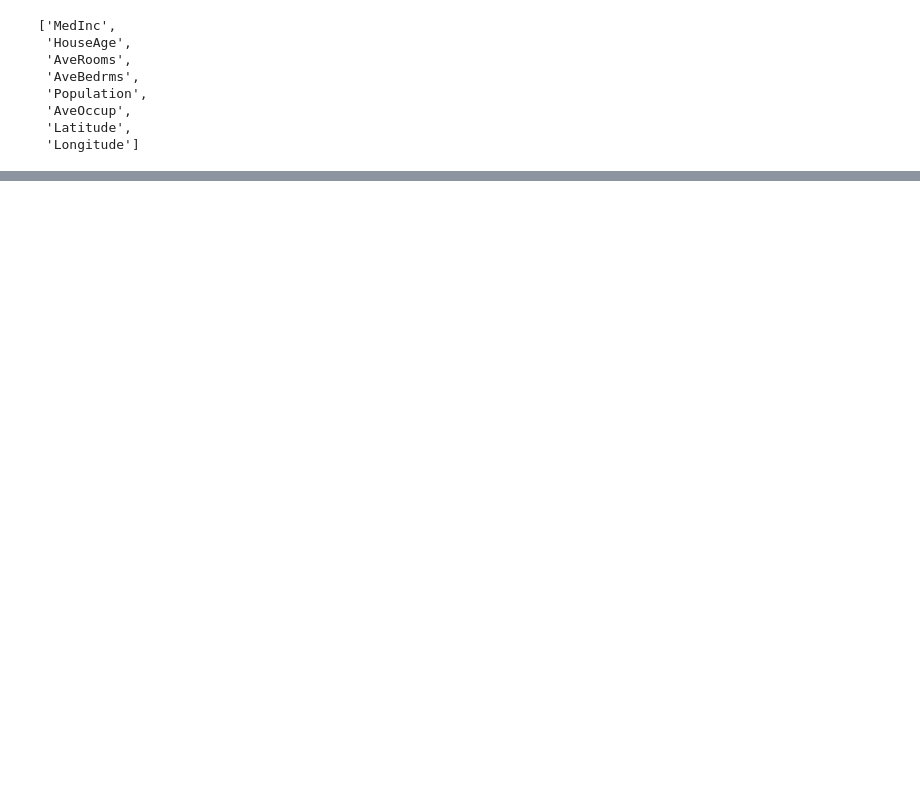
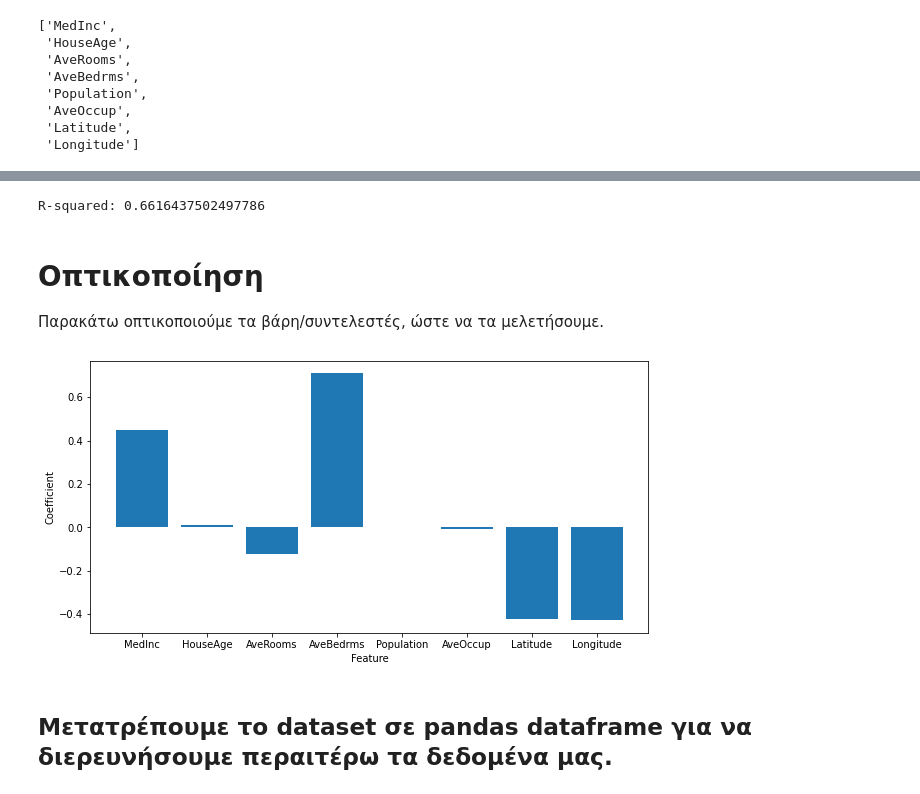
Before and after one commit to Maagnitude/california-housing-xai, a Jupyter notebook: california-housing-xai.ipynb, the cells around one changed output, grey strips where cells are left out. Saved outputs shown, nothing was run; the diff lists cells and outputs as text; code cells hidden in the pictures; blank space fills up the shorter version.

```diff
--- a/california-housing-xai.ipynb
+++ b/california-housing-xai.ipynb
@@ -31,7 +55,9 @@ ds_Y_pred = regr.predict(ds_X_test)
 # %%
 # Output learned model coefficients
-print("Intercept: \n", regr.intercept_)
-print("Coefficients: \n", regr.coef_)
+intercept = regr.intercept_
+coefficients = regr.coef_
+print("Intercept: \n", intercept,"\n")
+print("Coefficients: \n", coefficients)
 # %% [output]
 Intercept:
  -36.308638344599295
@@ -82,0 +123,20 @@ plt.show()
+# %%
+r2 = r2_score(ds_Y_test, ds_Y_pred)
+print("R-squared:", r2)
+# %% [output]
+R-squared: 0.6616437502497786
+# %% [markdown]
+# **Οπτικοποίηση**
+Παρακάτω οπτικοποιούμε τα βάρη/συντελεστές, ώστε να τα μελετήσουμε.
+# %%
+plt.figure(figsize=(10,5))
+plt.bar(feature_names, coefficients)
+
+plt.xlabel('Feature')
+plt.ylabel('Coefficient')
+
+plt.show()
+# %% [output]
+[figure, added]
+# %% [markdown]
+## Μετατρέπουμε το **dataset** σε **pandas dataframe** για να διερευνήσουμε περαιτέρω τα δεδομένα μας.
```
Also changed, not shown: parts of 18 cells of this notebook.
